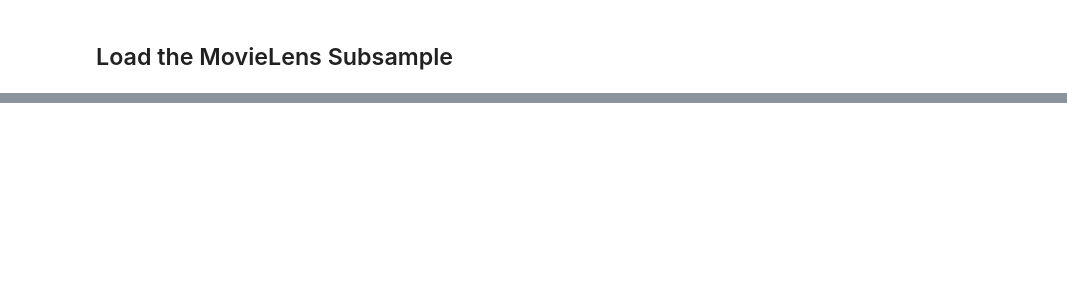
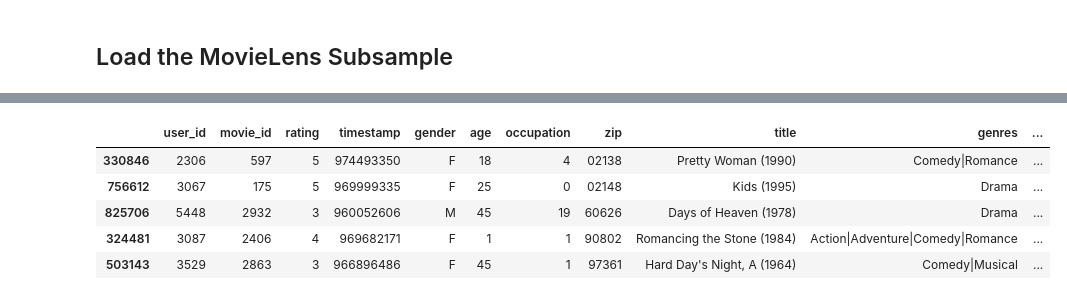
Before and after one commit to myrastone0/rec_engine_movielens, a Jupyter notebook: rec_engine.ipynb, the cells around one changed output, grey strips where cells are left out. Cells and saved outputs as stored; diff of their text form; code cells hidden in the pictures; blank space fills up the shorter version.

```diff
--- a/rec_engine.ipynb
+++ b/rec_engine.ipynb
@@ -219,3 +257,12 @@ memory usage: 507.4+ KB
+# %%
+df_test.sample(5)
+# %% [output]
+|  | user_id | movie_id | rating | timestamp | gender | age | occupation | zip | title | genres | ... |
+| 330846 | 2306 | 597 | 5 | 974493350 | F | 18 | 4 | 02138 | Pretty Woman (1990) | Comedy|Romance | ... |
+| 756612 | 3067 | 175 | 5 | 969999335 | F | 25 | 0 | 02148 | Kids (1995) | Drama | ... |
+| 825706 | 5448 | 2932 | 3 | 960052606 | M | 45 | 19 | 60626 | Days of Heaven (1978) | Drama | ... |
+| 324481 | 3087 | 2406 | 4 | 969682171 | F | 1 | 1 | 90802 | Romancing the Stone (1984) | Action|Adventure|Comedy|Romance | ... |
+| 503143 | 3529 | 2863 | 3 | 966896486 | F | 45 | 1 | 97361 | Hard Day's Night, A (1964) | Comedy|Musical | ... |
 # %%
 df_test.describe()
 # %% [output]
```
Also changed, not shown: parts of 17 cells of this notebook, 3 other files.
